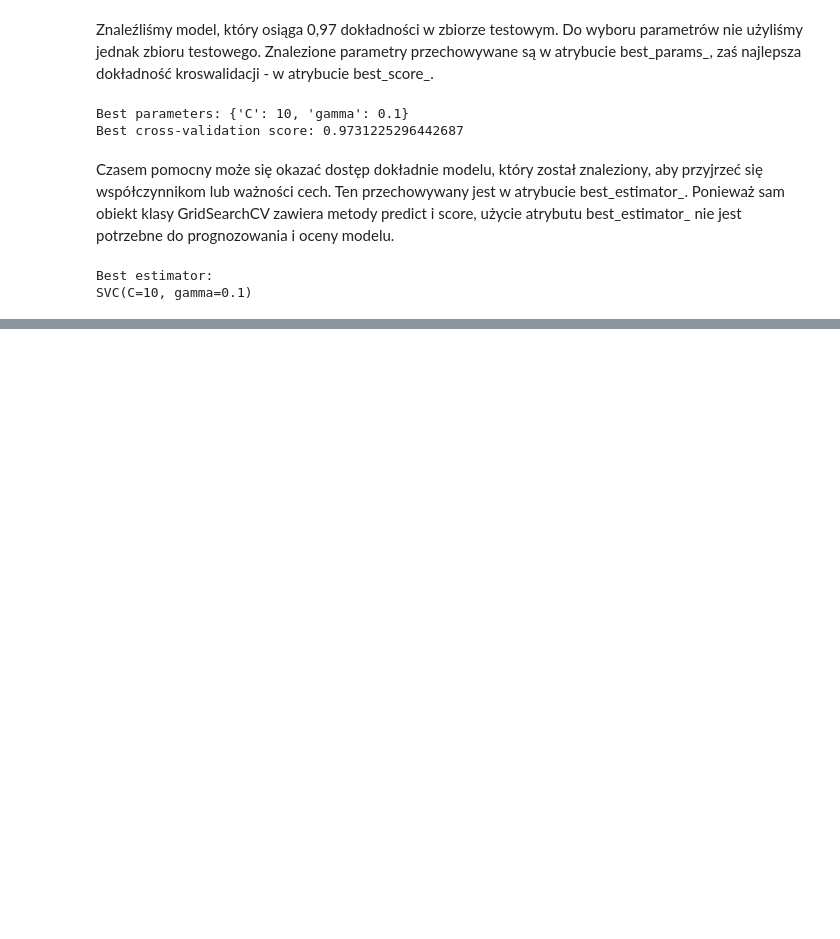
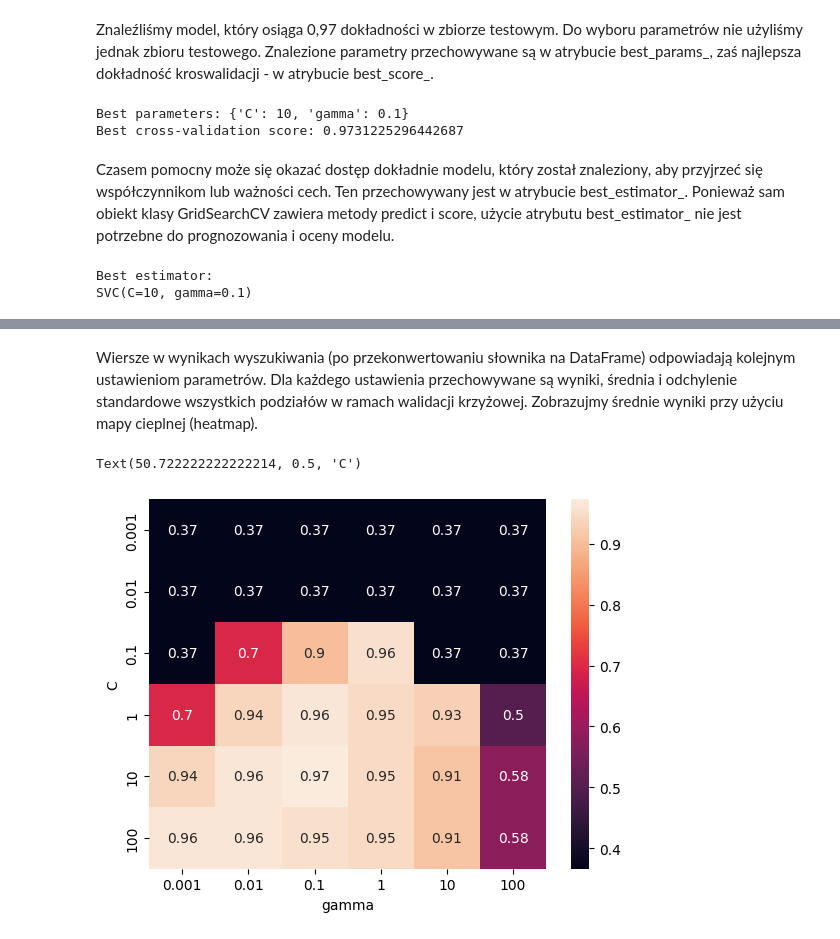
Before and after one commit to jakubtwalczak/Muller_Guido_Introduction_to_ML, a Jupyter notebook: Rozdział_5_Ocena_i_doskonalenie_modelu.ipynb, the cells around one changed output, grey strips where cells are left out. Drawn from its saved outputs; the diff is of its cells as text; code cells hidden in the pictures; blank space fills up the shorter version.

```diff
--- a/Rozdział_5_Ocena_i_doskonalenie_modelu.ipynb
+++ b/Rozdział_5_Ocena_i_doskonalenie_modelu.ipynb
@@ -344,0 +351,5 @@ SVC(C=10, gamma=0.1)
+# %%
+import pandas as pd
+results = pd.DataFrame(grid_search.cv_results_)
+pd.set_option('display.max_columns', None)
+display(results.head())
@@ -344,0 +363,13 @@ SVC(C=10, gamma=0.1)
+# %% [markdown]
+Wiersze w wynikach wyszukiwania (po przekonwertowaniu słownika na DataFrame) odpowiadają kolejnym ustawieniom parametrów. Dla każdego ustawienia przechowywane są wyniki, średnia i odchylenie standardowe wszystkich podziałów w ramach walidacji krzyżowej. Zobrazujmy średnie wyniki przy użyciu mapy cieplnej (heatmap).
+# %%
+import matplotlib.pyplot as plt
+import seaborn as sns
+
+scores = np.array(results['mean_test_score']).reshape(6, 6)
+sns.heatmap(scores, xticklabels=param_grid['gamma'], yticklabels=param_grid['C'], annot=True)
+plt.xlabel('gamma')
+plt.ylabel('C')
+# %% [output]
+Text(50.722222222222214, 0.5, 'C')
+[figure, added]
```
Also changed, not shown: parts of 7 cells of this notebook.
